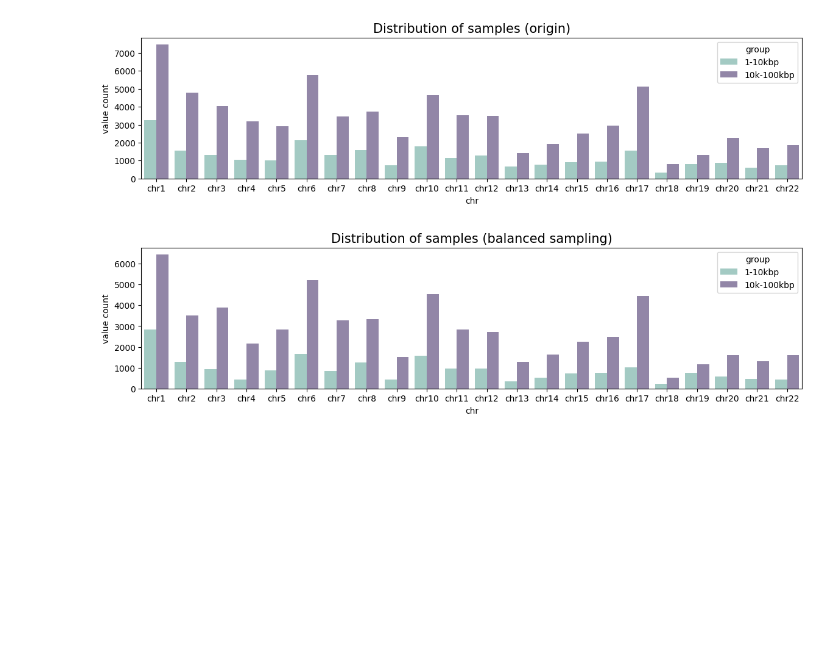
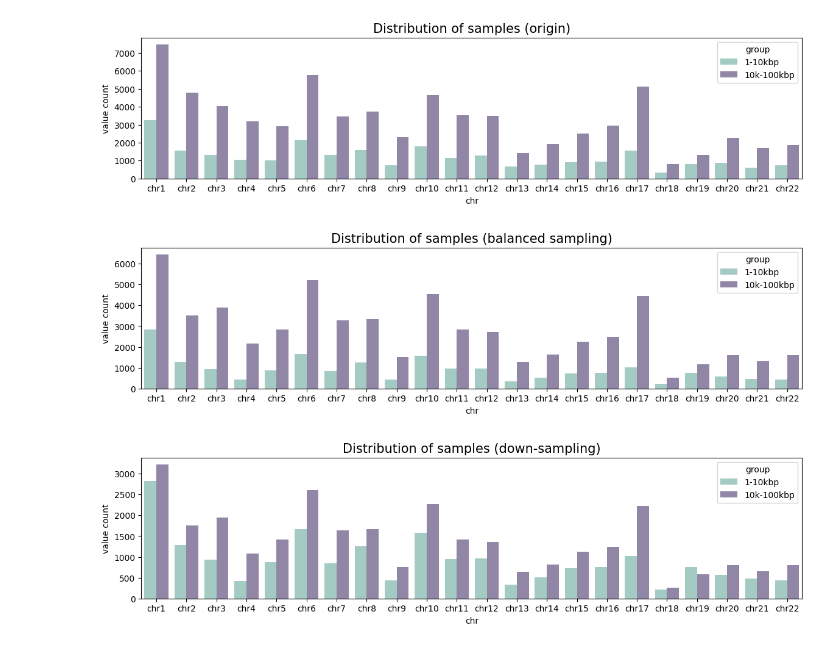
Before and after one commit to Liuzhe30/Methven, a Jupyter notebook: preprocess/01-sample-count.ipynb, the cells around one changed output. Saved outputs shown, nothing was run; the diff lists cells and outputs as text; code cells hidden in the pictures; blank space fills up the shorter version.

Commit message:
finish sample count

```diff
--- a/preprocess/01-sample-count.ipynb
+++ b/preprocess/01-sample-count.ipynb
@@ -55,3 +55,28 @@ plt.savefig('images/sample-count2.png',dpi=300, bbox_inches = 'tight')
 plt.show()
 # %% [output]
 [figure]
+# %%
+balanced_path = '../data/chr_final_count/'
+
+fig = plt.figure(figsize=(14,3))
+data = pd.DataFrame()
+
+for i in range(22):
+    chr = 'chr' + str(i+1)
+    table1 = pd.read_pickle(balanced_path + chr + '_small.dataset')
+    table2 = pd.read_pickle(balanced_path + chr + '_large.dataset')
+
+    num1 = table1.shape[0]
+    num2 = table2.shape[0]
+
+    data = data._append({'chr':chr, 'group':'1-10kbp','value count':num1},ignore_index=True)
+    data = data._append({'chr':chr, 'group':'10k-100kbp','value count':num2},ignore_index=True)
+
+#print(data.head())
+color=['#9DD0C7','#9180AC','#D6AFB9']
+sns.barplot(x='chr', y='value count', hue='group', data=data, palette=sns.set_palette(color))
+plt.title('Distribution of samples (down-sampling)', fontsize=15)
+plt.savefig('images/sample-count3.png',dpi=300, bbox_inches = 'tight')
+plt.show()
+# %% [output]
+[figure, added]
```
Also changed, not shown: 1 other file.
